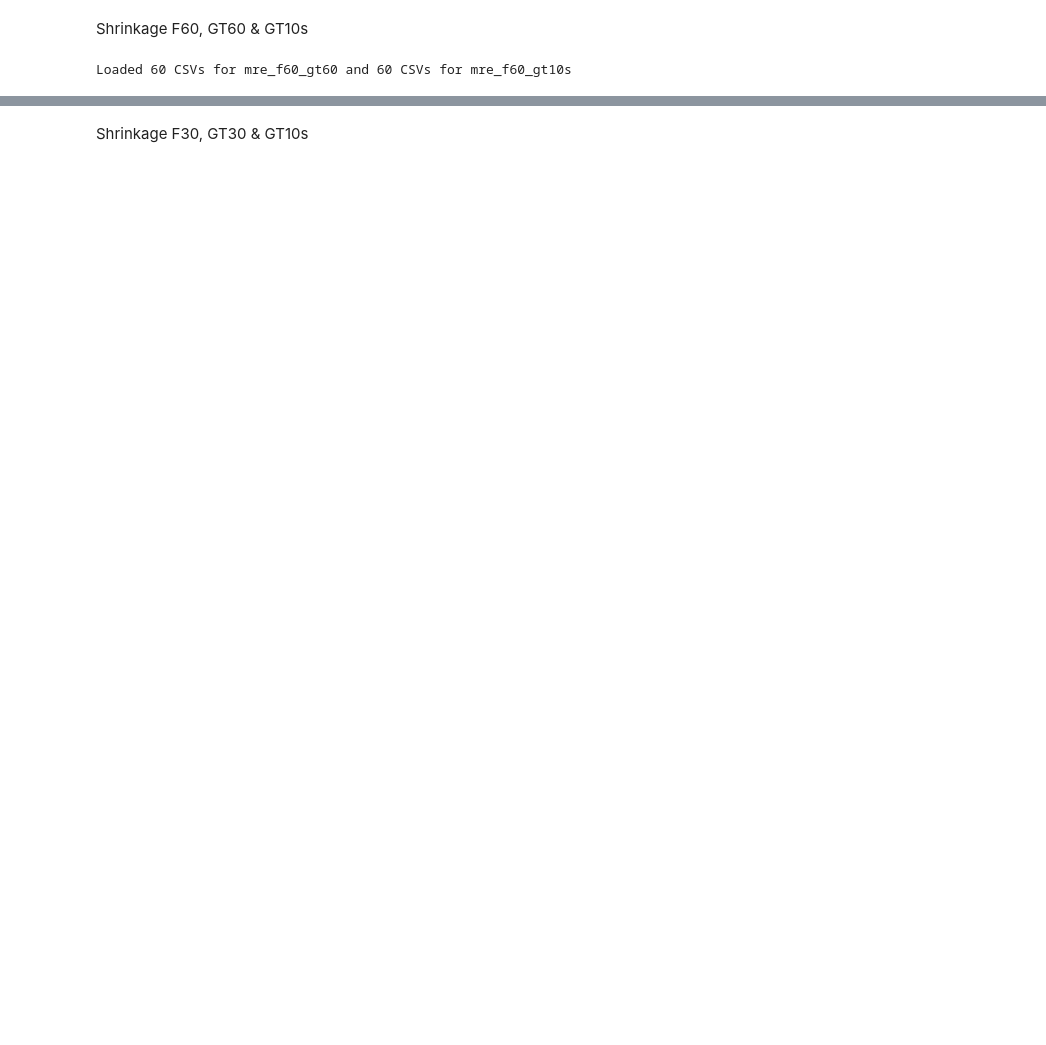
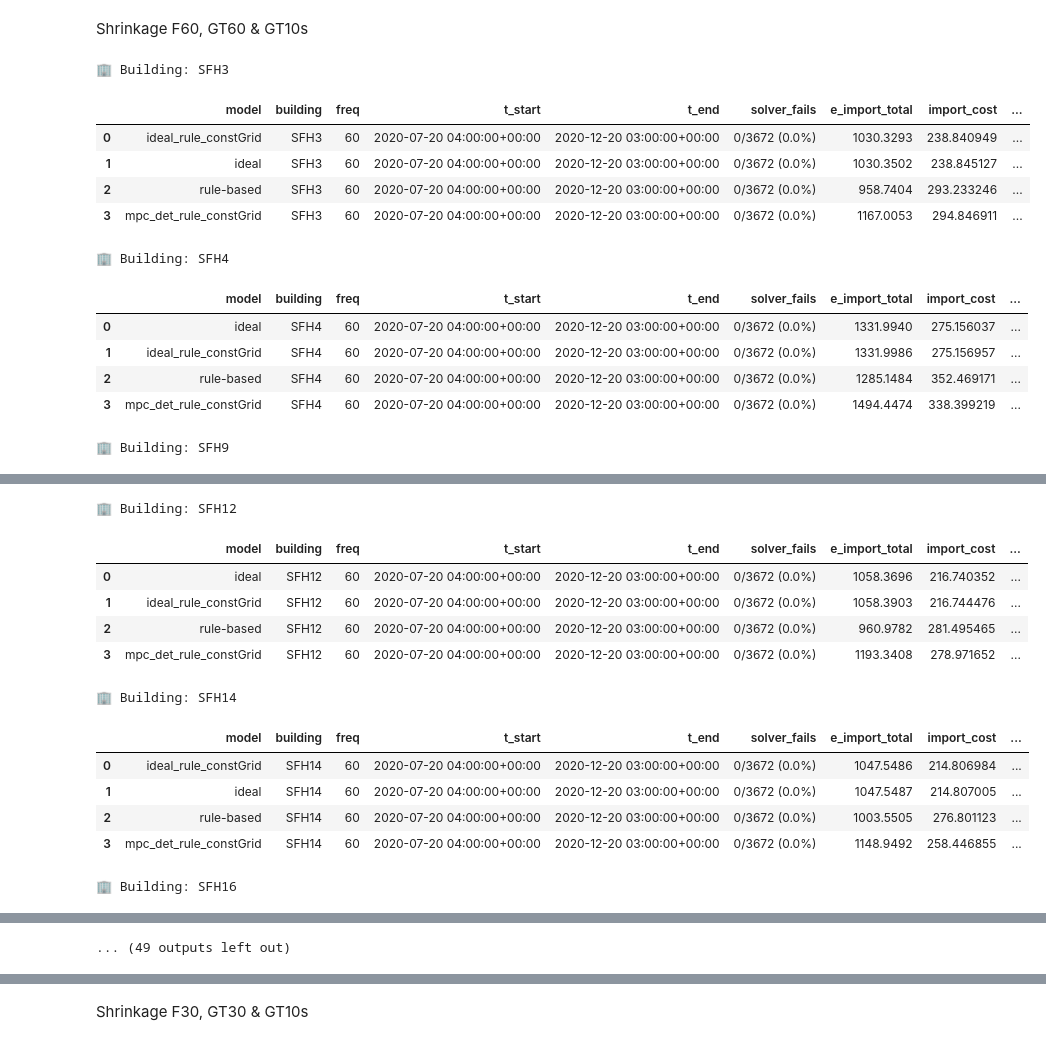
Before and after one commit to faraz-firouzbakht/MPC-vs-RBC, a Jupyter notebook: 03_optimization/evaluation/full_evaluation.ipynb, the cells around one changed output, grey strips where cells are left out. Saved outputs shown, nothing was run; the diff lists cells and outputs as text; code cells hidden in the pictures; blank space fills up the shorter version.

```diff
--- a/03_optimization/evaluation/full_evaluation.ipynb
+++ b/03_optimization/evaluation/full_evaluation.ipynb
@@ -203,31 +256,50 @@ Shrinkage F60, GT60 & GT10s
 # %%
 # Build the new MultiRunEvaluator objects for the requested sets
 from pathlib import Path
 import re
 
 # Timestamps for the requested execution sets
 f60_gt60_timestamps = ["2026-07-13_16-45", "2026-07-10_21-08", "2026-07-10_21-15"]
-f60_gt10s_timestamps = ["2026-07-03_10-08", "2026-07-05_15-33", "2026-07-03_11-31"]
+f60_gt10s_timestamps = ["2026-07-24_12-42", "2026-07-26_15-36", "2026-07-24_12-56"]
+
 
 # Collect CSV paths by timestamp and filter out SFH10
 # Sort by SFH number to get a consistent building order
 def sfh_sort_key(path: Path):
     match = re.search(r"SFH(\d+)", path.name)
     return int(match.group(1)) if match else 9999
 
 def gather_paths(timestamps):
     paths = []
     for ts in timestamps:
         paths.extend(Path("../runs").rglob(f"logs_{ts}*.csv"))
     paths = [p for p in paths if "SFH10" not in p.name]
     return sorted(paths, key=sfh_sort_key)
 
 paths_f60_gt60 = gather_paths(f60_gt60_timestamps)
 paths_f60_gt10s = gather_paths(f60_gt10s_timestamps)
 
 mre_f60_gt60 = MultiRunEvaluator(run_paths=paths_f60_gt60)
 mre_f60_gt10s = MultiRunEvaluator(run_paths=paths_f60_gt10s)
 
+mre_f60_gt60.leaderboard_mean()
+mre_f60_gt10s.leaderboard_mean()
+
+mre_f60_gt60.leaderboard()
+mre_f60_gt10s.leaderboard()
+
 print(f"Loaded {len(paths_f60_gt60)} CSVs for mre_f60_gt60 and {len(paths_f60_gt10s)} CSVs for mre_f60_gt10s")
 # %% [output]
-Loaded 60 CSVs for mre_f60_gt60 and 60 CSVs for mre_f60_gt10s
+🏢 Building: SFH3
+|  | model | building | freq | t_start | t_end | solver_fails | e_import_total | import_cost | ... |
+| 0 | ideal_rule_constGrid | SFH3 | 60 | 2020-07-20 04:00:00+00:00 | 2020-12-20 03:00:00+00:00 | 0/3672 (0.0%) | 1030.3293 | 238.840949 | ... |
+| 1 | ideal | SFH3 | 60 | 2020-07-20 04:00:00+00:00 | 2020-12-20 03:00:00+00:00 | 0/3672 (0.0%) | 1030.3502 | 238.845127 | ... |
+| 2 | rule-based | SFH3 | 60 | 2020-07-20 04:00:00+00:00 | 2020-12-20 03:00:00+00:00 | 0/3672 (0.0%) | 958.7404 | 293.233246 | ... |
+| 3 | mpc_det_rule_constGrid | SFH3 | 60 | 2020-07-20 04:00:00+00:00 | 2020-12-20 03:00:00+00:00 | 0/3672 (0.0%) | 1167.0053 | 294.846911 | ... |
+🏢 Building: SFH4
+|  | model | building | freq | t_start | t_end | solver_fails | e_import_total | import_cost | ... |
+| 0 | ideal | SFH4 | 60 | 2020-07-20 04:00:00+00:00 | 2020-12-20 03:00:00+00:00 | 0/3672 (0.0%) | 1331.9940 | 275.156037 | ... |
+| 1 | ideal_rule_constGrid | SFH4 | 60 | 2020-07-20 04:00:00+00:00 | 2020-12-20 03:00:00+00:00 | 0/3672 (0.0%) | 1331.9986 | 275.156957 | ... |
+| 2 | rule-based | SFH4 | 60 | 2020-07-20 04:00:00+00:00 | 2020-12-20 03:00:00+00:00 | 0/3672 (0.0%) | 1285.1484 | 352.469171 | ... |
+| 3 | mpc_det_rule_constGrid | SFH4 | 60 | 2020-07-20 04:00:00+00:00 | 2020-12-20 03:00:00+00:00 | 0/3672 (0.0%) | 1494.4474 | 338.399219 | ... |
+🏢 Building: SFH9
@@ -233,0 +311,13 @@ Loaded 60 CSVs for mre_f60_gt60 and 60 CSVs for mre_f60_gt10s
+🏢 Building: SFH12
+|  | model | building | freq | t_start | t_end | solver_fails | e_import_total | import_cost | ... |
+| 0 | ideal | SFH12 | 60 | 2020-07-20 04:00:00+00:00 | 2020-12-20 03:00:00+00:00 | 0/3672 (0.0%) | 1058.3696 | 216.740352 | ... |
+| 1 | ideal_rule_constGrid | SFH12 | 60 | 2020-07-20 04:00:00+00:00 | 2020-12-20 03:00:00+00:00 | 0/3672 (0.0%) | 1058.3903 | 216.744476 | ... |
+| 2 | rule-based | SFH12 | 60 | 2020-07-20 04:00:00+00:00 | 2020-12-20 03:00:00+00:00 | 0/3672 (0.0%) | 960.9782 | 281.495465 | ... |
+| 3 | mpc_det_rule_constGrid | SFH12 | 60 | 2020-07-20 04:00:00+00:00 | 2020-12-20 03:00:00+00:00 | 0/3672 (0.0%) | 1193.3408 | 278.971652 | ... |
+🏢 Building: SFH14
+|  | model | building | freq | t_start | t_end | solver_fails | e_import_total | import_cost | ... |
+| 0 | ideal_rule_constGrid | SFH14 | 60 | 2020-07-20 04:00:00+00:00 | 2020-12-20 03:00:00+00:00 | 0/3672 (0.0%) | 1047.5486 | 214.806984 | ... |
+| 1 | ideal | SFH14 | 60 | 2020-07-20 04:00:00+00:00 | 2020-12-20 03:00:00+00:00 | 0/3672 (0.0%) | 1047.5487 | 214.807005 | ... |
+| 2 | rule-based | SFH14 | 60 | 2020-07-20 04:00:00+00:00 | 2020-12-20 03:00:00+00:00 | 0/3672 (0.0%) | 1003.5505 | 276.801123 | ... |
+| 3 | mpc_det_rule_constGrid | SFH14 | 60 | 2020-07-20 04:00:00+00:00 | 2020-12-20 03:00:00+00:00 | 0/3672 (0.0%) | 1148.9492 | 258.446855 | ... |
+🏢 Building: SFH16
@@ -234,3 +329,4 @@ Loaded 60 CSVs for mre_f60_gt60 and 60 CSVs for mre_f60_gt10s
+... (49 outputs left out)
 # %%
 import re
 import pandas as pd
```
Also changed, not shown: parts of 9 cells of this notebook, 1 other file.
